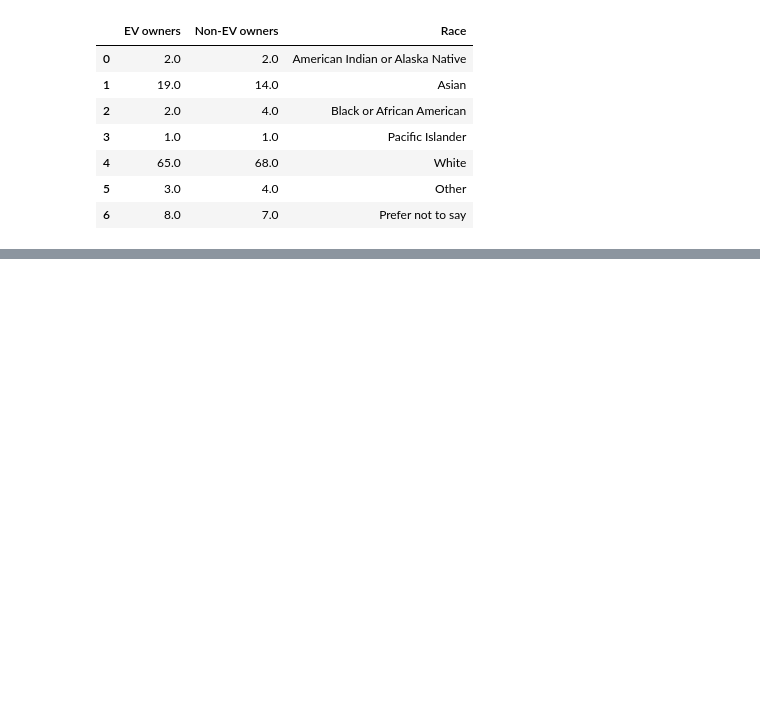
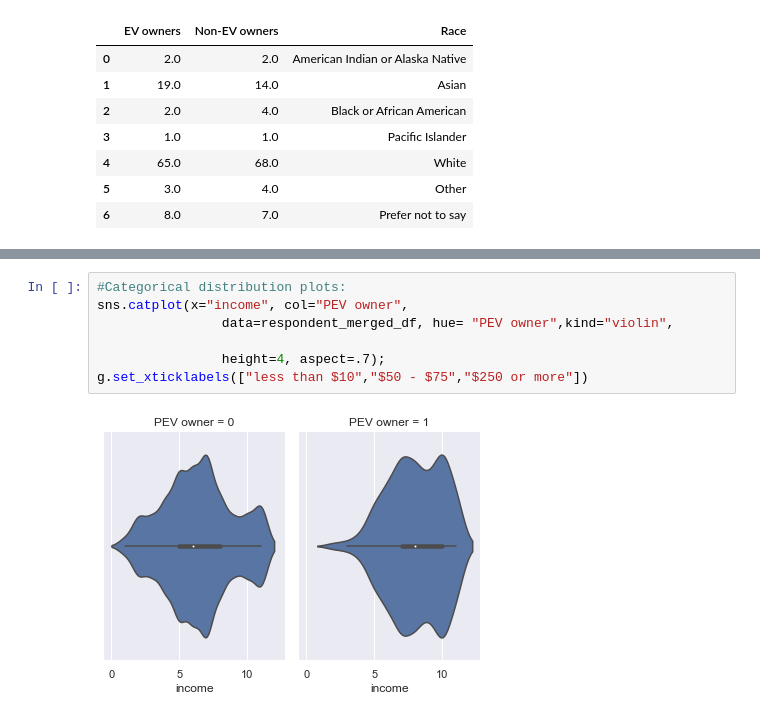
Before and after one commit to RussellShelley/Energy_Analysis, a Jupyter notebook: Visualization/python_analytics.ipynb, the cells around one changed output, grey strips where cells are left out. Drawn from its saved outputs; the diff is of its cells as text; blank space fills up the shorter version.

```diff
--- a/Visualization/python_analytics.ipynb
+++ b/Visualization/python_analytics.ipynb
@@ -817,0 +834,9 @@ g = sns.countplot(
+# %%
+#Categorical distribution plots:
+sns.catplot(x="income", col="PEV owner",
+                data=respondent_merged_df, hue= "PEV owner",kind="violin",
+
+                height=4, aspect=.7);
+g.set_xticklabels(["less than $10","$50 - $75","$250 or more"])
+# %% [output]
+[figure, added]
```
Also changed, not shown: parts of 12 cells of this notebook, 1 other file.
